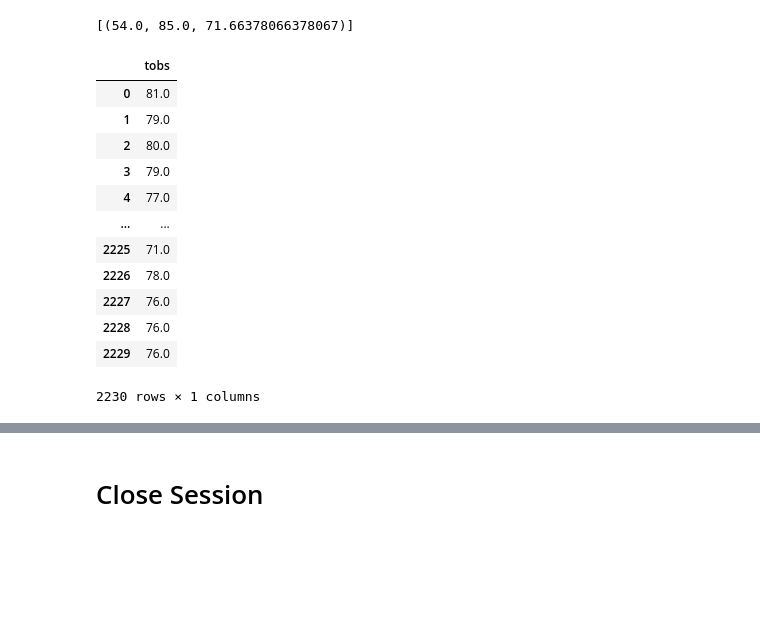
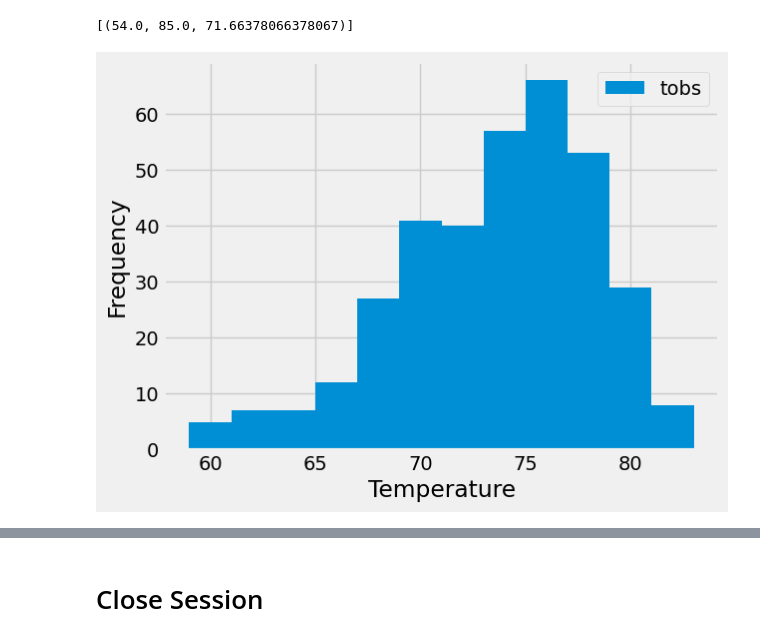
Before and after one commit to ddaniel2024/Module-10-Advanced-SQL, a Jupyter notebook: climate_starter.ipynb, the cells around one changed output, grey strips where cells are left out. Saved outputs shown, nothing was run; the diff lists cells and outputs as text; code cells hidden in the pictures; blank space fills up the shorter version.

Commit message:
finished station analysis

```diff
--- a/climate_starter.ipynb
+++ b/climate_starter.ipynb
@@ -117,20 +117,14 @@ temperature_summary
 # %%
 # Using the most active station id
 # Query the last 12 months of temperature observation data for this station and plot the results as a histogram
-tobs = session.query(measurement.tobs).filter(measurement.date >= "2016-08-23").all()
-tobs_df = pd.DataFrame(tobs)
-tobs_df
+tobs = session.query(measurement.tobs).filter(measurement.date >= "2016-08-23").filter(measurement.station == most_active_station_id).all()
+
+tobs_df = pd.DataFrame(tobs, columns=["Temperature"])
+
+plt.hist(tobs_df, label="tobs", bins=12)
+plt.xlabel("Temperature")
+plt.ylabel("Frequency")
+plt.legend(loc="best")
+plt.show()
 # %% [output]
-|  | tobs |
-| 0 | 81.0 |
-| 1 | 79.0 |
-| 2 | 80.0 |
-| 3 | 79.0 |
-| 4 | 77.0 |
-| ... | ... |
-| 2225 | 71.0 |
-| 2226 | 78.0 |
-| 2227 | 76.0 |
-| 2228 | 76.0 |
-| 2229 | 76.0 |
-2230 rows × 1 columns
+[figure, added]
```
Also changed, not shown: parts of 3 cells of this notebook.
